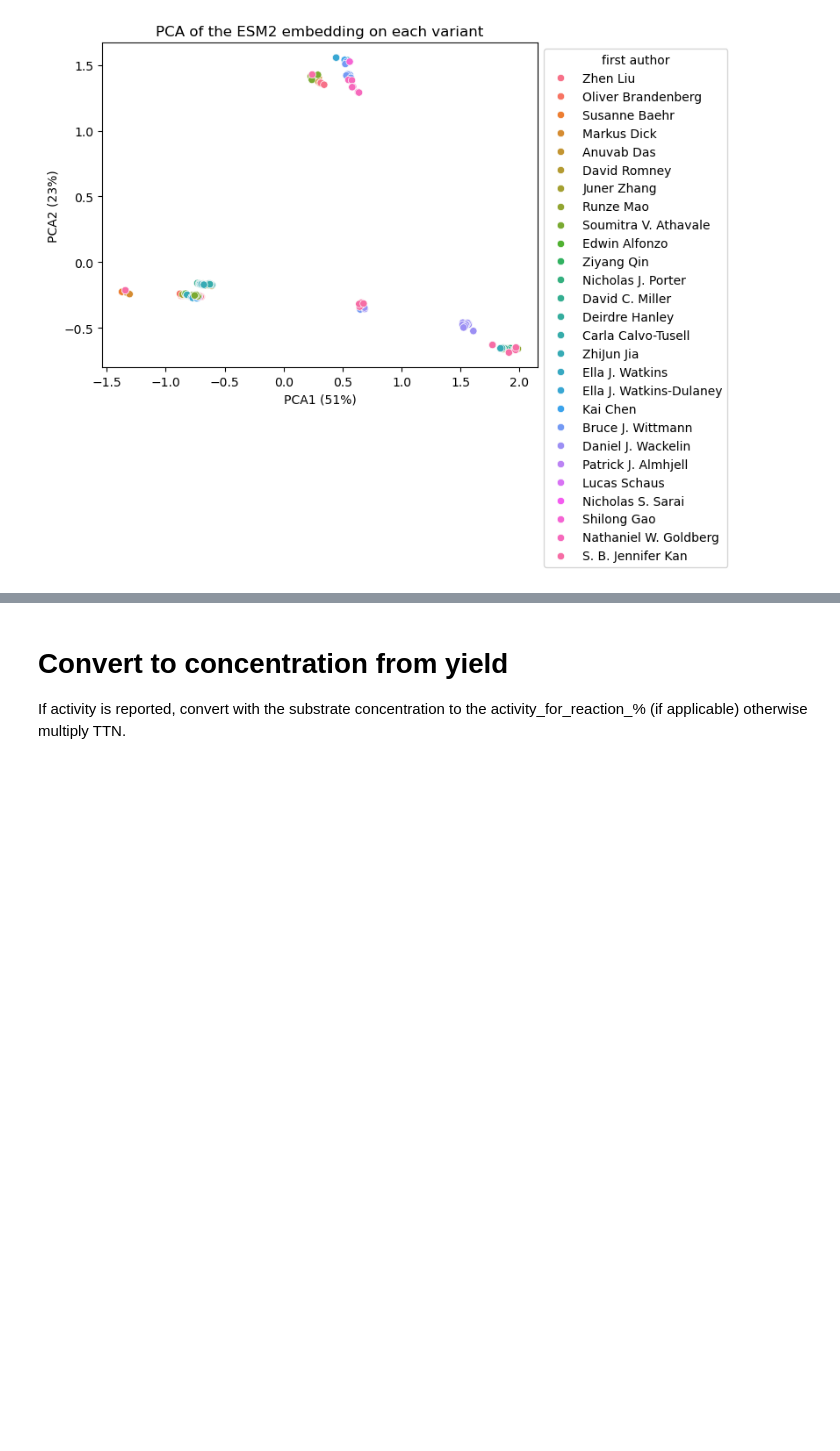
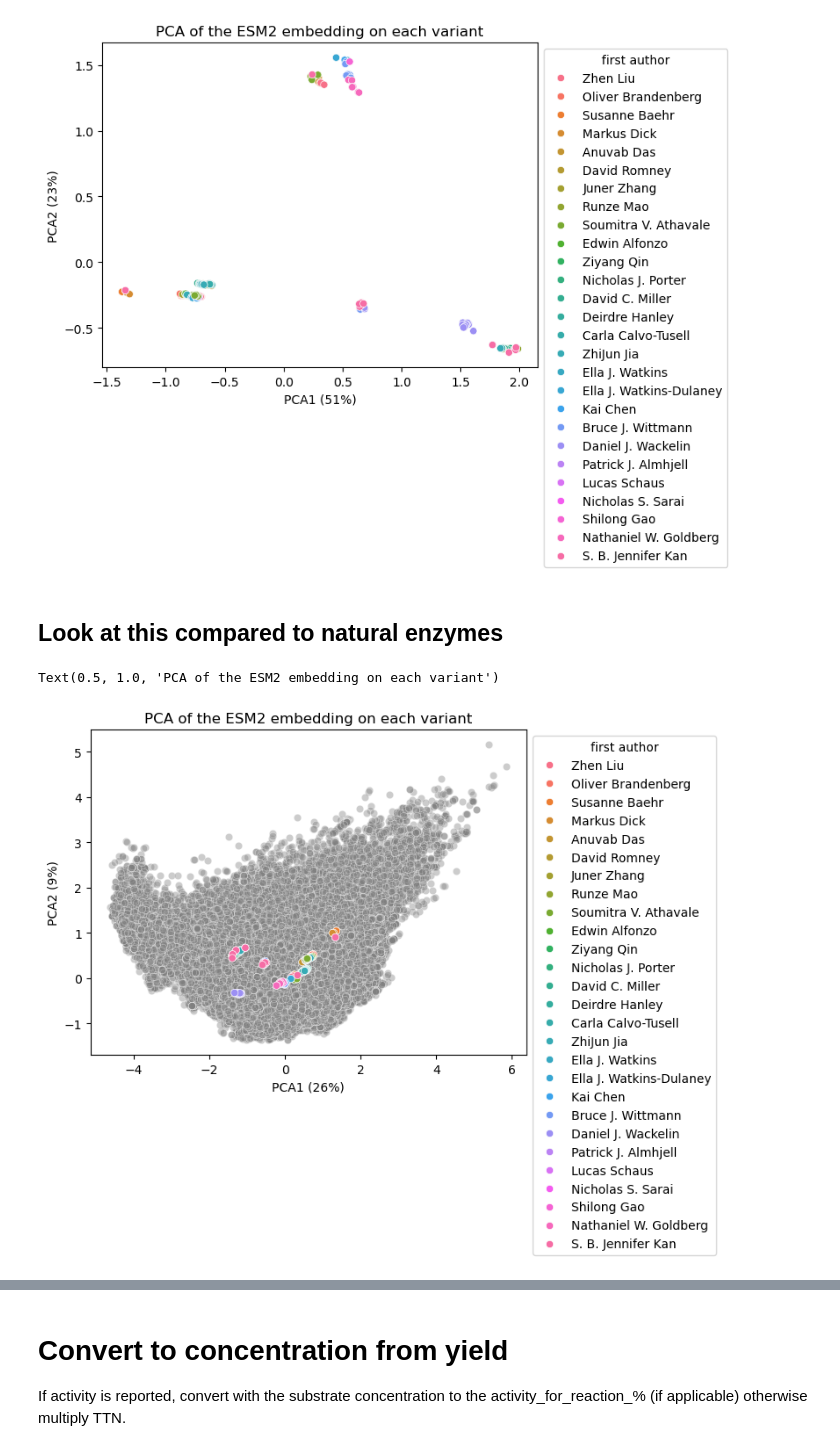
Before and after one commit to fhalab/EnzymeEngineeringDB, a Jupyter notebook: analysis/Enzymes.ipynb, the cells around one changed output, grey strips where cells are left out. Drawn from its saved outputs; the diff is of its cells as text; code cells hidden in the pictures; blank space fills up the shorter version.

Commit message:
Updated enzymes and reactions notebook

```diff
--- a/analysis/Enzymes.ipynb
+++ b/analysis/Enzymes.ipynb
@@ -341,3 +341,29 @@ plt.title('PCA of the ESM2 embedding on each variant')
 # %% [output]
 array([0.514717  , 0.23898697], dtype=float32)
 [figure]
+# %% [markdown]
+## Look at this compared to natural enzymes
+# %%
+
+
+protein_df = pd.read_pickle('/disk1/ariane/vscode/cec_degrader/manuscript/protein.pkl')
+protein_df['first author'] = 'Natural'
+protein_df.rename(columns={'esm_embedding': 'embedding'}, inplace=True)
+
+all_rxns = pd.concat([embedding_df, protein_df])
+pca = PCA(n_components=2)
+X = np.array([x for x in all_rxns['embedding'].values]).reshape((len(all_rxns), len(all_rxns['embedding'].values[0])))
+pca_values = pca.fit_transform(X)
+all_rxns['PCA1'] = pca_values[:, 0]
+all_rxns['PCA2'] = pca_values[:, 1]
+
+ax = sns.scatterplot(all_rxns[all_rxns['first author'] == 'Natural'], x='PCA1', y='PCA2', color='grey', alpha=0.4)
+ax = sns.scatterplot(all_rxns[all_rxns['first author'] != 'Natural'], x='PCA1', y='PCA2', hue='first author')
+
+sns.move_legend(ax, "upper left", bbox_to_anchor=(1, 1))
+plt.xlabel(f'PCA1 ({int(pca.explained_variance_ratio_[0]*100)}%)')
+plt.ylabel(f'PCA2 ({int(pca.explained_variance_ratio_[1]*100)}%)')
+plt.title('PCA of the ESM2 embedding on each variant')
+# %% [output]
+Text(0.5, 1.0, 'PCA of the ESM2 embedding on each variant')
+[figure, added]
```
Also changed, not shown: parts of 1 cell of this notebook, 1 other file.
